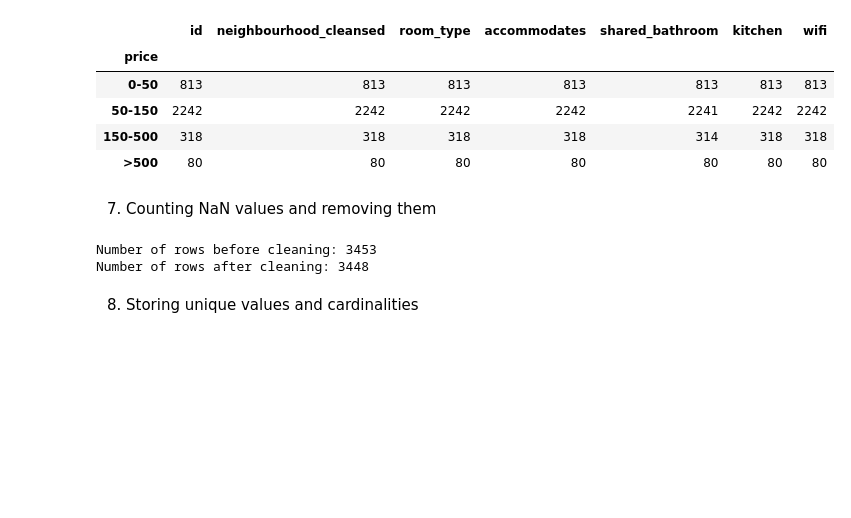
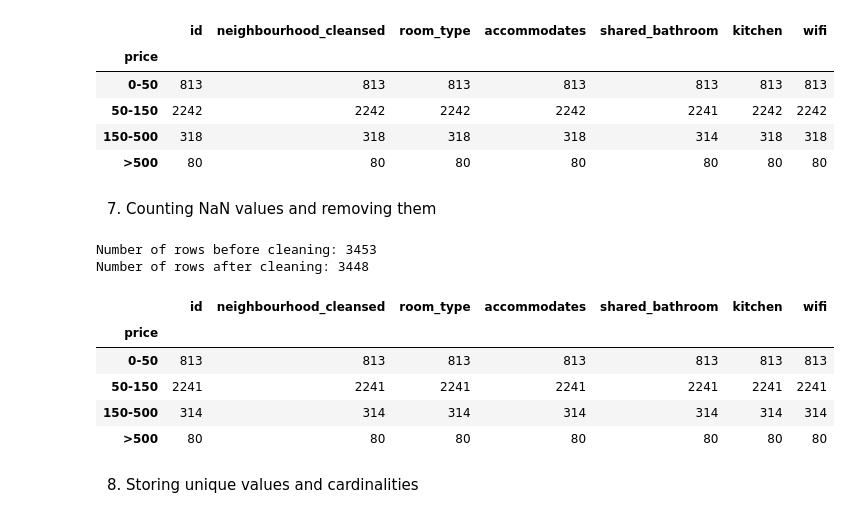
Before and after one commit to Chavelanda/Airbnb-Bayesian-Network, a Jupyter notebook: airbnb_network.ipynb, the cells around one changed output. Drawn from its saved outputs; the diff is of its cells as text; code cells hidden in the pictures; blank space fills up the shorter version.

```diff
--- a/airbnb_network.ipynb
+++ b/airbnb_network.ipynb
@@ -99,11 +97,19 @@ listings_selection.groupby(by='price').count()
 7. Counting NaN values and removing them
 # %%
 print(f'Number of rows before cleaning: {listings_selection.shape[0]}')
-listings_clean = listings_selection.dropna()
+listings_cleaned = listings_selection.dropna()
 print(f'Number of rows after cleaning: {listings_clean.shape[0]}')
+
+listings_cleaned.groupby(by='price').count()
 # %% [output]
 Number of rows before cleaning: 3453
 Number of rows after cleaning: 3448
+|  | id | neighbourhood_cleansed | room_type | accommodates | shared_bathroom | kitchen | wifi |
+| price |  |  |  |  |  |  |  |
+| 0-50 | 813 | 813 | 813 | 813 | 813 | 813 | 813 |
+| 50-150 | 2241 | 2241 | 2241 | 2241 | 2241 | 2241 | 2241 |
+| 150-500 | 314 | 314 | 314 | 314 | 314 | 314 | 314 |
+| >500 | 80 | 80 | 80 | 80 | 80 | 80 | 80 |
 # %% [markdown]
 8. Storing unique values and cardinalities
 # %%
```
Also changed, not shown: parts of 33 cells of this notebook.
